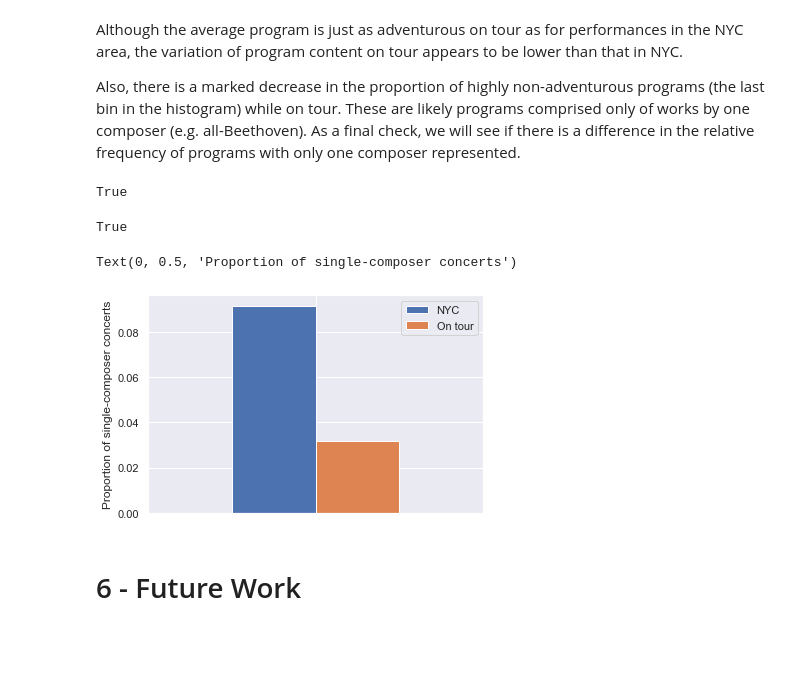
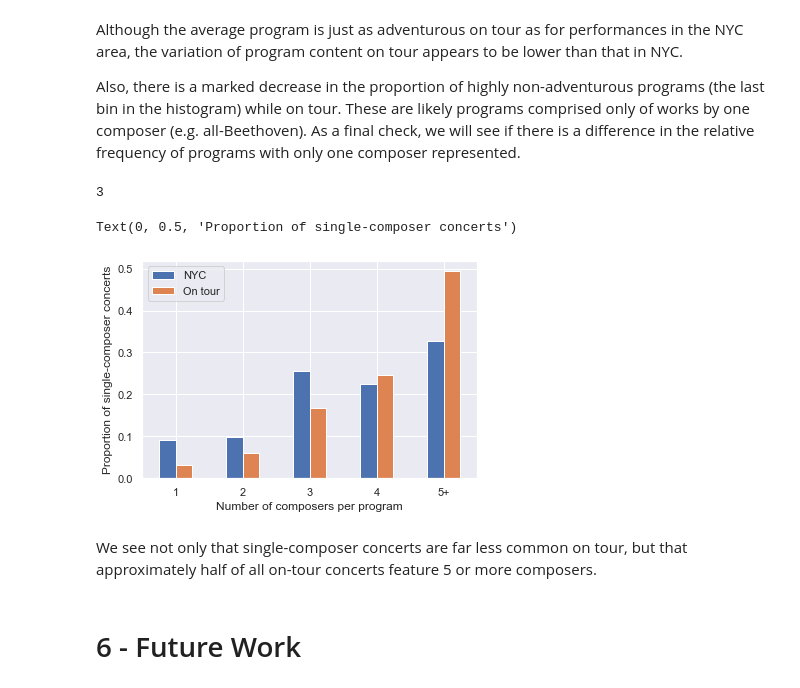
Before and after one commit to physinet/NY-Phil-EDA, a Jupyter notebook: EDA.ipynb, the cells around one changed output. Cells and saved outputs as stored; diff of their text form; code cells hidden in the pictures; blank space fills up the shorter version.

```diff
--- a/EDA.ipynb
+++ b/EDA.ipynb
@@ -515,12 +520,0 @@ one_composer = grouped_nyc['composerName'].transform(lambda x: all(i==x.iloc[0]
-# %%
-# Check if returned series gives nothing but single-composer programs
-nunique = df_nyc[one_composer].groupby('program_id')['composerName'].nunique()
-(nunique == 1).all()
-# %% [output]
-True
-# %%
-# Check if returned series misses any single-composer programs
-nunique = df_nyc[~one_composer].groupby('program_id')['composerName'].nunique()
-(nunique != 1).all()
-# %% [output]
-True
@@ -530,14 +521,35 @@ one_composer_tour = grouped_tour['composerName'].transform(lambda x: all(i==x.il
+# %%
+s = pd.Series(['a', 'b', 'c', 'a'])
+s.nunique()
+# %% [output]
+3
+# %%
+def n_composers(x, n):
+    return x.nunique() == n
+
+num_composers = np.arange(1, 5)
+
+prop_with_num_nyc = np.zeros(5)
+prop_with_num_tour = np.zeros(5)
+
+for i, n in enumerate(num_composers):
+    prop_with_num_nyc[i] = grouped_nyc['composerName'].transform(n_composers, n).sum() / len(df_nyc)
+    prop_with_num_tour[i] = grouped_tour['composerName'].transform(n_composers, n).sum() / len(df_tour)
+
+# "5+"
+prop_with_num_nyc[4] = 1 - prop_with_num_nyc.sum()
+prop_with_num_tour[4] = 1 - prop_with_num_tour.sum()
 # %%
-prop_nyc = one_composer_nyc.sum() / len(one_composer_nyc)
-prop_tour = one_composer_tour.sum() / len(one_composer_tour)
-
-df = pd.DataFrame({'NYC': [prop_nyc], 'On tour': [prop_tour]})
-ax = df.plot.bar(rot=0)
-ax.set_xticklabels([])
+df_one_composer = pd.DataFrame({'NYC': prop_with_num_nyc, 'On tour': prop_with_num_tour})
+ax = df_one_composer.plot.bar(rot=0)
+ax.set_xticklabels([1, 2, 3, 4, '5+'])
+ax.set_xlabel('Number of composers per program')
 ax.set_ylabel('Proportion of single-composer concerts')
 # %% [output]
 Text(0, 0.5, 'Proportion of single-composer concerts')
-[figure, old version]
+[figure, new version]
+# %% [markdown]
+We see not only that single-composer concerts are far less common on tour, but that approximately half of all on-tour concerts feature 5 or more composers.
 # %% [markdown]
 # 6 - Future Work
 # %% [markdown]
```
Also changed, not shown: parts of 5 cells of this notebook.
